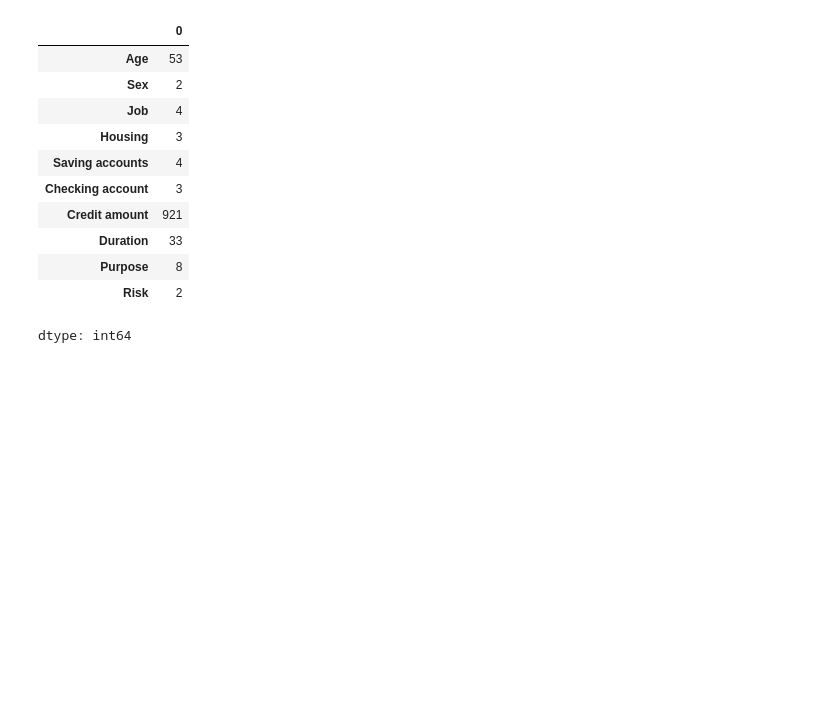
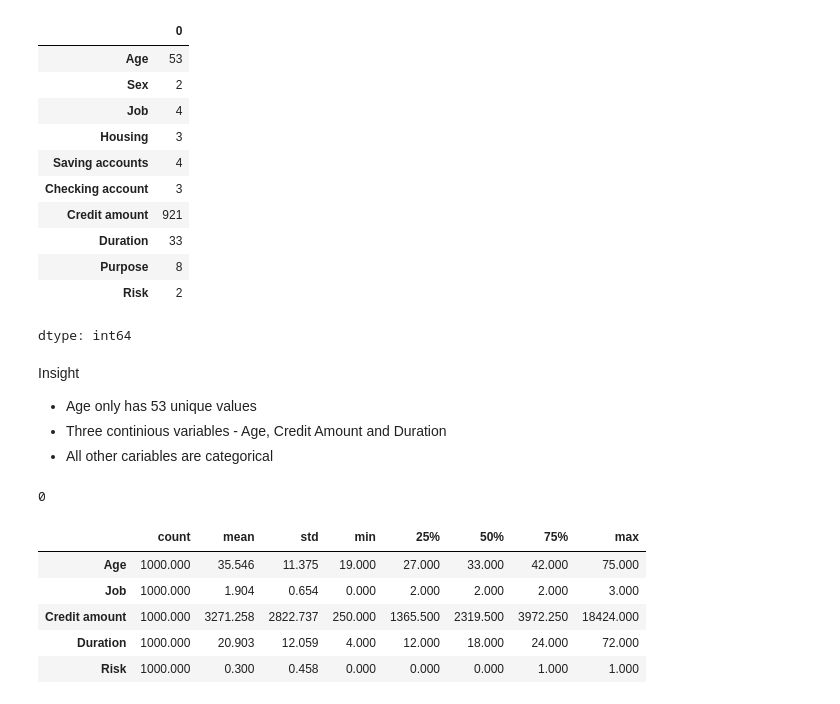
Before and after one commit to HunterKane/University-of-Texas-AI-ML-Projects-, a Jupyter notebook: Practice 2 Case Study - Credit Card Analysis/German_Credit_Analysis.ipynb, the cells around one changed output. Cells and saved outputs as stored; diff of their text form; code cells hidden in the pictures; blank space fills up the shorter version.

```diff
--- a/Practice 2 Case Study - Credit Card Analysis/German_Credit_Analysis.ipynb
+++ b/Practice 2 Case Study - Credit Card Analysis/German_Credit_Analysis.ipynb
@@ -218,3 +218,24 @@ data.nunique()
 | Purpose | 8 |
 | Risk | 2 |
 dtype: int64
+# %% [markdown]
+Insight
+
+- Age only has 53 unique values
+- Three continious variables - Age, Credit Amount and Duration
+- All other cariables are categorical
+# %%
+# Duplicates
+data.duplicated().sum()
+# %% [output]
+0
+# %%
+# 5 point summary
+data.describe().T
+# %% [output]
+|  | count | mean | std | min | 25% | 50% | 75% | max |
+| Age | 1000.000 | 35.546 | 11.375 | 19.000 | 27.000 | 33.000 | 42.000 | 75.000 |
+| Job | 1000.000 | 1.904 | 0.654 | 0.000 | 2.000 | 2.000 | 2.000 | 3.000 |
+| Credit amount | 1000.000 | 3271.258 | 2822.737 | 250.000 | 1365.500 | 2319.500 | 3972.250 | 18424.000 |
+| Duration | 1000.000 | 20.903 | 12.059 | 4.000 | 12.000 | 18.000 | 24.000 | 72.000 |
+| Risk | 1000.000 | 0.300 | 0.458 | 0.000 | 0.000 | 0.000 | 1.000 | 1.000 |
```
Also changed, not shown: parts of 3 cells of this notebook.
